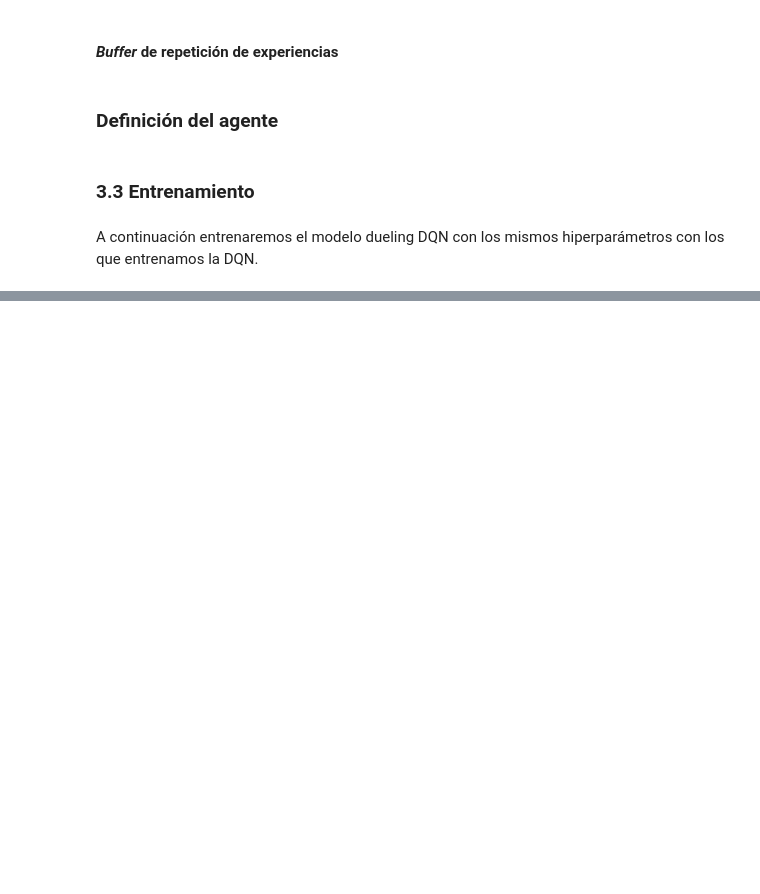
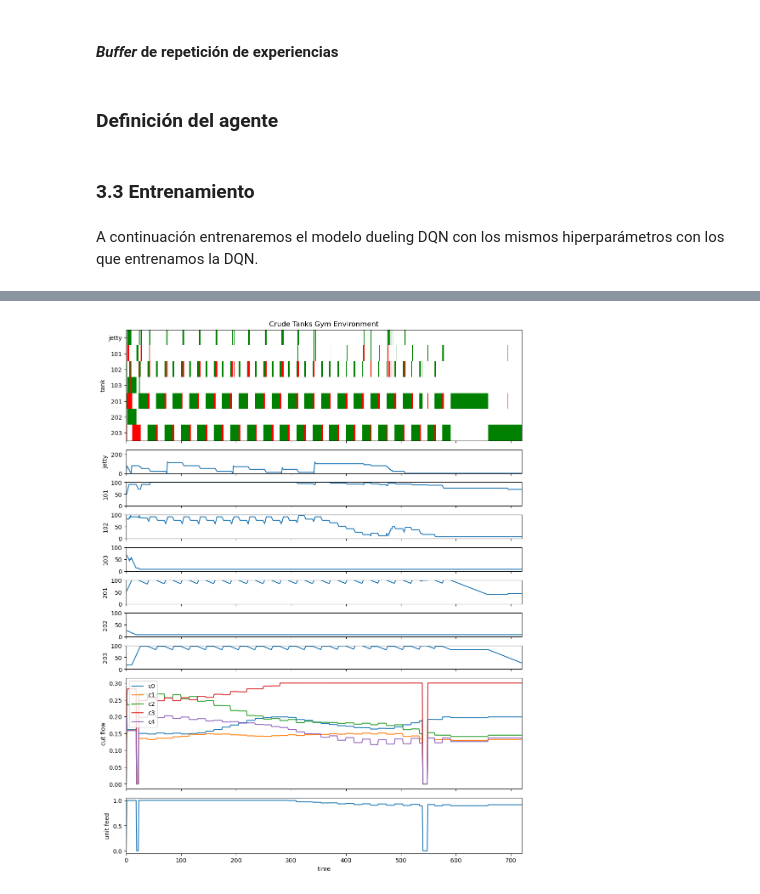
Before and after one commit to BaltiBoix/Scheduling, a Jupyter notebook: crudeSched_DuelingDQN.ipynb, the cells around one changed output, grey strips where cells are left out. Saved outputs shown, nothing was run; the diff lists cells and outputs as text; code cells hidden in the pictures; blank space fills up the shorter version.

```diff
--- a/crudeSched_DuelingDQN.ipynb
+++ b/crudeSched_DuelingDQN.ipynb
@@ -506,3 +525,30 @@ myfile = 'agentDDQN_Trained_Model.pth'
 if os.path.isfile(myfile):
     os.remove(myfile)
 torch.save(ddqn.state_dict(), myfile)
+# %%
+%%time
+
+env = gym.envs.make('crudeTanksEnv-v2')
+
+d_dqn = duelingDQN(env, device='cuda')
+d_dqn.load_state_dict(torch.load(myfile))
+
+state, data = env.reset(assay=assay, unitVolCutMax=unitVolCutMax)
+state0 = flat(env.observation_space, state)
+actionAvail = data['actionAvail']
+done = False
+episode_reward = 0
+n = 0
+action_list = []
+while not done:
+    action= torch.max(d_dqn.get_qvals(state0) * torch.tensor(actionAvail+1E-5, device=d_dqn.device), dim=-1)[1].item()
+    action_list.append(action)
+    state, reward, done, truncated, info = env.step(action)
+    actionAvail = info['actionAvail']
+    episode_reward += reward
+    n += 1
+    state0 = flat(env.observation_space, state)
+
+env.render()
+print('\n')
+# %% [output]
@@ -509,3 +557,4 @@ torch.save(ddqn.state_dict(), myfile)
+[figure, added]
 # %%
 %%time
 
```
Also changed, not shown: parts of 8 cells of this notebook, 3 other files.
